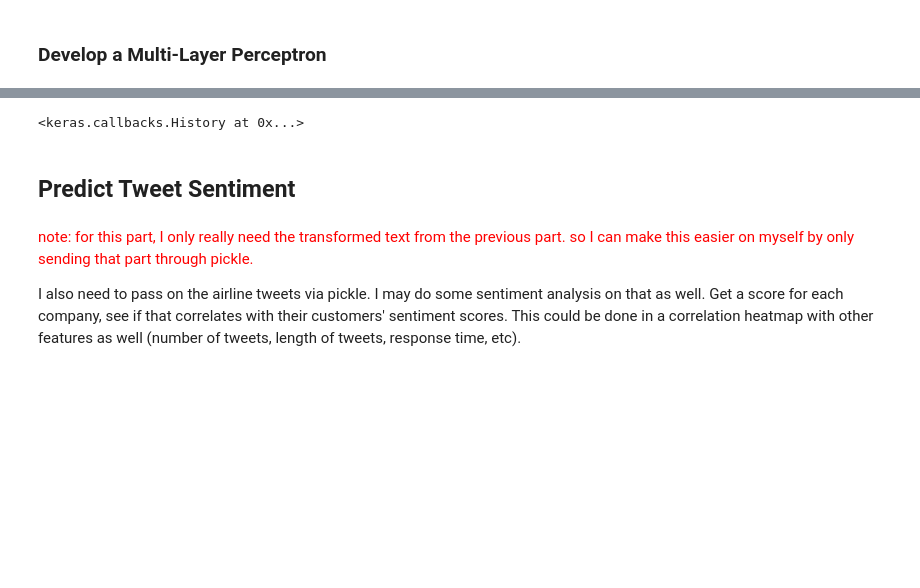
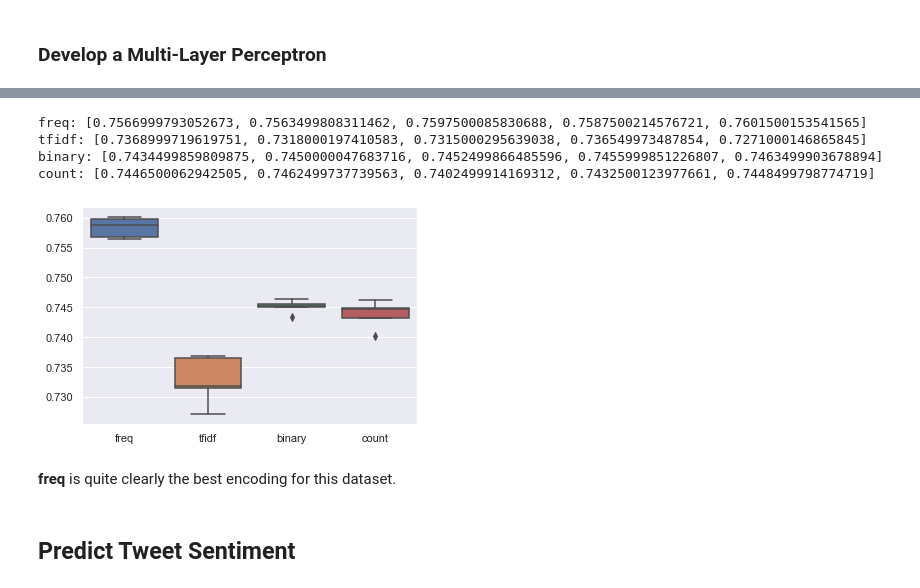
Before and after one commit to bmensah/springboard, a Jupyter notebook: capstone3/notebooks/Cap3_Processing_and_Modeling.ipynb, the cells around one changed output, grey strips where cells are left out. Cells and saved outputs as stored; diff of their text form; code cells hidden in the pictures; blank space fills up the shorter version.

```diff
--- a/capstone3/notebooks/Cap3_Processing_and_Modeling.ipynb
+++ b/capstone3/notebooks/Cap3_Processing_and_Modeling.ipynb
@@ -26,6 +31,9 @@ import numpy as np
 import pickle
 from collections import Counter
 import gensim
+import seaborn as sns
+sns.set_theme(style="darkgrid")
+import matplotlib.pyplot as plt
 import pyLDAvis
 import pyLDAvis.gensim_models as gensimvis
 
@@ -269,22 +298,5 @@ This text for this model was encoded using frequency within each document. Now,
 # %%
-modes = ["tfidf","binary","count"]
-for mode in modes:
-    # encode according to mode
-    X_train_en = tokenizer.texts_to_matrix(X_train, mode=mode)
-    X_test_en = tokenizer.texts_to_matrix(X_test, mode=mode)
-    # define model
-    model = Sequential()
-    # define hidden layer
-    model.add(Dense(50, input_shape=(n_words,), activation="relu"))
-    # define output layer
-    model.add(Dense(1, activation="sigmoid"))
-    # compile
-    model.compile(loss="binary_crossentropy", optimizer="adam", metrics=["accuracy"])
-    # fit model
-    model.fit(X_train_en, y_train, epochs=10, verbose=0)
-    # evaluate and print results
-    loss, acc = model.evaluate(X_test_en, y_test, verbose=0)
-    print("Mode:", mode)
-    print("Loss:", loss)
-    print("Accuracy:", acc)
-    print("-----------")
+modes = {"freq":[], "tfidf":[],"binary":[],"count":[]}
+for i in range(5):
+    for mode in modes:
+        modes[mode].append(eval_mode(mode))
@@ -307,19 +302,0 @@ With an accuracy of 0.76, encoding documents with frequency, the first option we
-# %%
-X_train_en = tokenizer.texts_to_matrix(X_train, mode="freq")
-X_test_en = tokenizer.texts_to_matrix(X_test, mode="freq")
-best_model = Sequential()
-# define hidden layer
-best_model.add(Dense(50, input_shape=(n_words,), activation="relu"))
-# define output layer
-best_model.add(Dense(1, activation="sigmoid"))
-# compile
-best_model.compile(loss="binary_crossentropy", optimizer="adam", metrics=["accuracy"])
-best_model.fit(X_train_en, y_train, epochs=10, verbose=0)
-# %% [output]
-<keras.callbacks.History at 0x...>
-# %% [markdown]
-## Predict Tweet Sentiment<a id="Predict_Tweet_Sentiment"></a>
-# %% [markdown]
-<font color="red">note: for this part, I only really need the transformed text from the previous part. so I can make this easier on myself by only sending that part through pickle.
-
-I also need to pass on the airline tweets via pickle. I may do some sentiment analysis on that as well. Get a score for each company, see if that correlates with their customers' sentiment scores. This could be done in a correlation heatmap with other features as well (number of tweets, length of tweets, response time, etc).</font>
@@ -334,0 +303,16 @@ def get_sentiment(text):
+# %%
+for mode, scores in modes.items():
+    print(mode+":", scores)
+# %% [output]
+freq: [0.7566999793052673, 0.7563499808311462, 0.7597500085830688, 0.7587500214576721, 0.7601500153541565]
+tfidf: [0.7368999719619751, 0.7318000197410583, 0.7315000295639038, 0.736549973487854, 0.7271000146865845]
+binary: [0.7434499859809875, 0.7450000047683716, 0.7452499866485596, 0.7455999851226807, 0.7463499903678894]
+count: [0.7446500062942505, 0.7462499737739563, 0.7402499914169312, 0.7432500123977661, 0.7448499798774719]
+# %%
+# visualize the score for each mode using a boxplot
+mode_dict = pd.DataFrame.from_dict(modes)
+sns.boxplot(data=mode_dict);
+# %% [output]
+[figure, added]
+# %% [markdown]
+**freq** is quite clearly the best encoding for this dataset.
@@ -334,0 +330,2 @@ def get_sentiment(text):
+# %% [markdown]
+## Predict Tweet Sentiment<a id="Predict_Tweet_Sentiment"></a>
```
Also changed, not shown: parts of 68 cells of this notebook.
